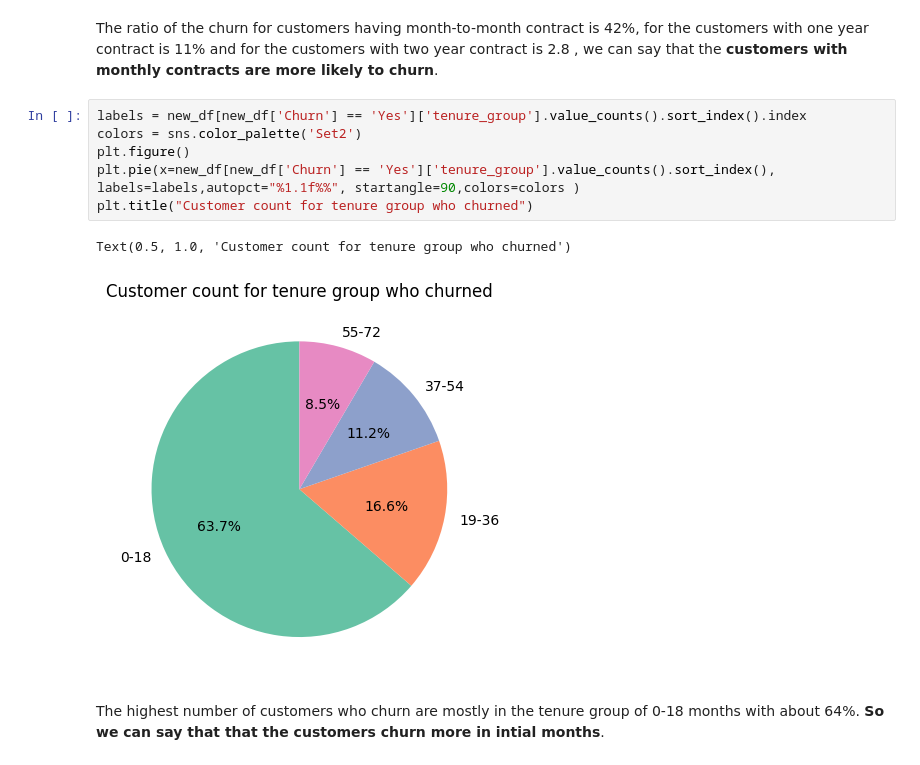
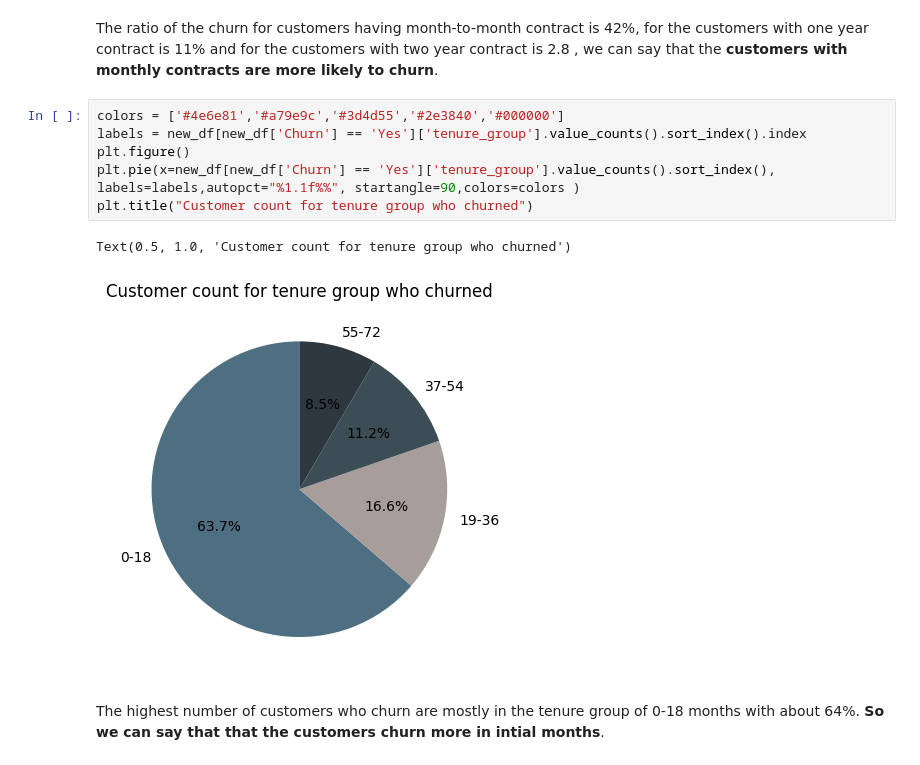
Before and after one commit to AdityaKumbhar21/EDA_Customer_Churn_Analysis, a Jupyter notebook: analysis.ipynb, the cells around one changed output. Saved outputs shown, nothing was run; the diff lists cells and outputs as text.

Commit message:
customization of graphs and visualization

```diff
--- a/analysis.ipynb
+++ b/analysis.ipynb
@@ -263,14 +270,14 @@ Text(0.5, 1.0, 'Customer count for the Contract')
 # %% [markdown]
 The ratio of the churn for customers having month-to-month contract is 42%, for the customers with one year contract is 11% and for the customers with two year contract is 2.8 , we can say that the **customers with monthly contracts are more likely to churn**.
 # %%
+colors = ['#4e6e81','#a79e9c','#3d4d55','#2e3840','#000000']
 labels = new_df[new_df['Churn'] == 'Yes']['tenure_group'].value_counts().sort_index().index
-colors = sns.color_palette('Set2')
 plt.figure()
 plt.pie(x=new_df[new_df['Churn'] == 'Yes']['tenure_group'].value_counts().sort_index(), labels=labels,autopct="%1.1f%%", startangle=90,colors=colors )
 plt.title("Customer count for tenure group who churned")
 # %% [output]
 Text(0.5, 1.0, 'Customer count for tenure group who churned')
-[figure, old version]
+[figure, new version]
 # %% [markdown]
 The highest number of customers who churn are mostly in the tenure group of 0-18 months with about 64%. **So we can say that that the customers churn more in intial months**.
 # %%
```
Also changed, not shown: parts of 22 cells of this notebook.
